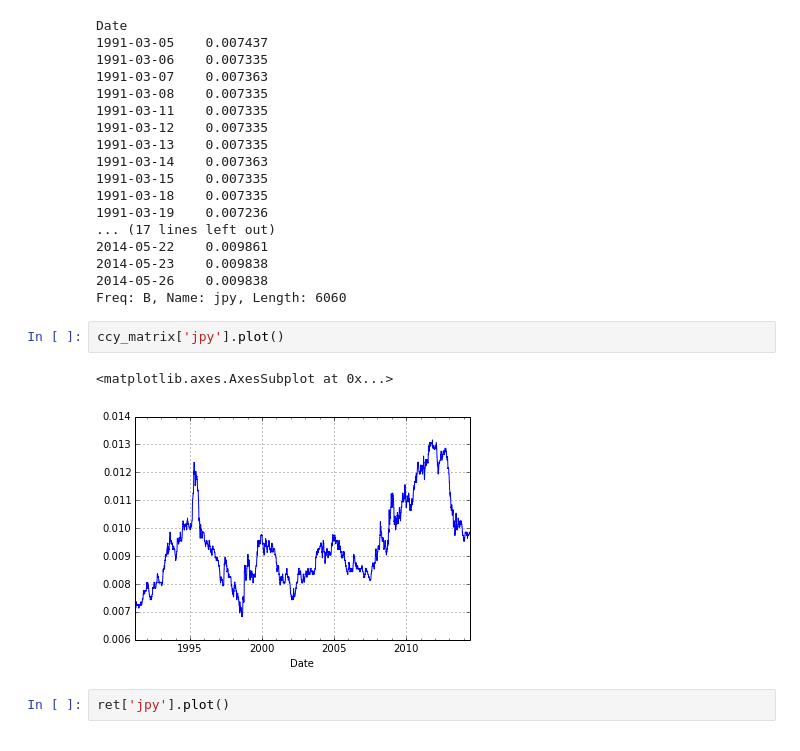
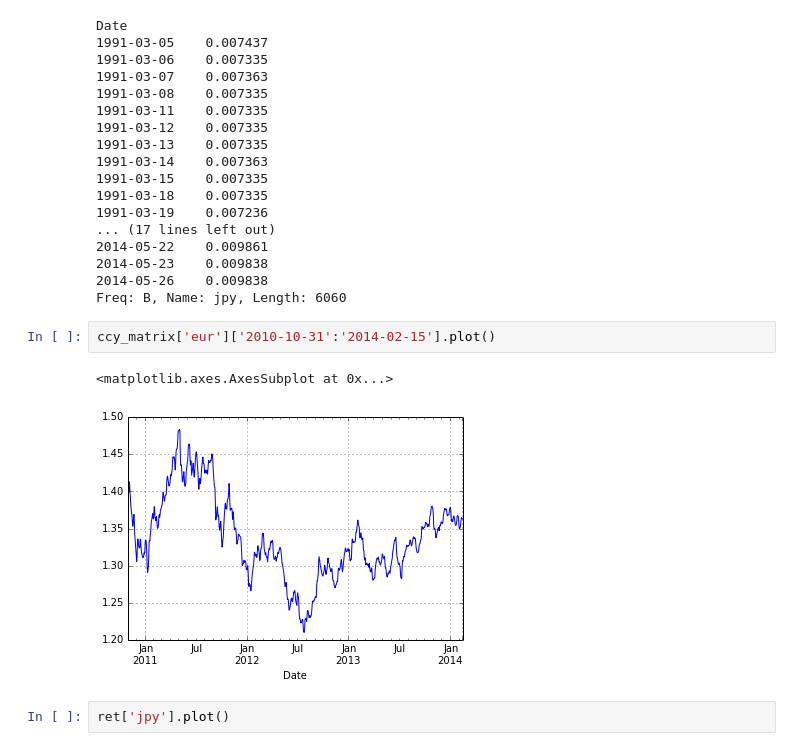
Before and after one commit to gliptak/PythonQCON2014, a Jupyter notebook: Qcon2014VaR.ipynb, the cells around one changed output. Cells and saved outputs as stored; diff of their text form.

```diff
--- a/Qcon2014VaR.ipynb
+++ b/Qcon2014VaR.ipynb
@@ -191,11 +216,11 @@ Date
 2014-05-23    0.009838
 2014-05-26    0.009838
 Freq: B, Name: jpy, Length: 6060
-# %%
-ccy_matrix['jpy'].plot()
-# %% [output]
-<matplotlib.axes.AxesSubplot at 0x...>
-[figure, removed]
+# %%
+ccy_matrix['eur']['2010-10-31':'2014-02-15'].plot()
+# %% [output]
+<matplotlib.axes.AxesSubplot at 0x...>
+[figure, added]
 # %%
 ret['jpy'].plot()
 # %% [output]
```
Also changed, not shown: parts of 23 cells of this notebook.
